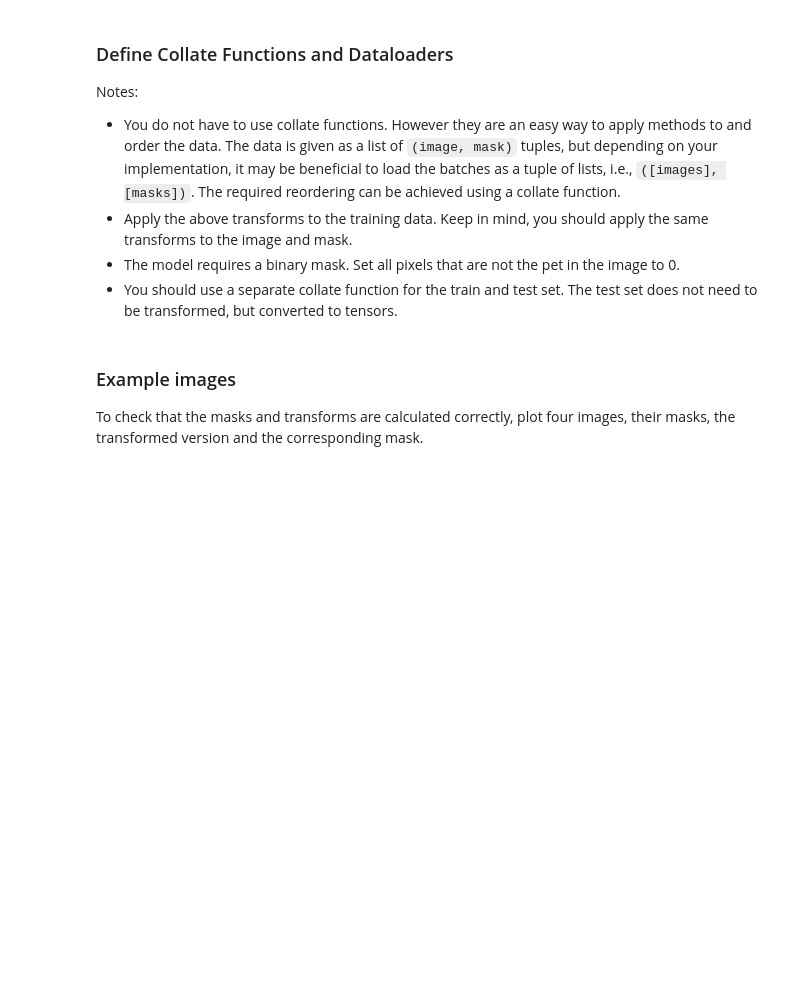
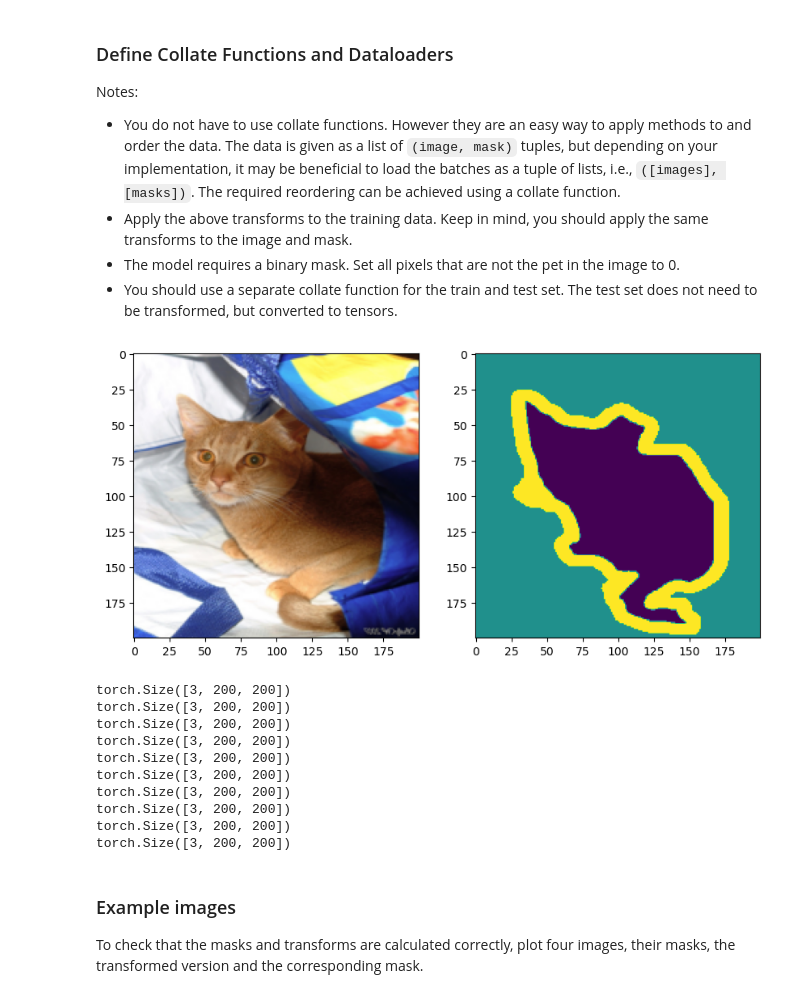
Before and after one commit to DevNerds2020/Deep-Learning-Foundations-Course, a Jupyter notebook: DL_Assignment_1_Task_1.ipynb, the cells around one changed output. Saved outputs shown, nothing was run; the diff lists cells and outputs as text; code cells hidden in the pictures; blank space fills up the shorter version.

```diff
--- a/DL_Assignment_1_Task_1.ipynb
+++ b/DL_Assignment_1_Task_1.ipynb
@@ -55,15 +55,15 @@ pets_path_test = os.path.join(colab_dir, "OxfordPets", "test")
 The dataset consists of `(image, mask)` tuples. The image is a standard RGB PIL image. The masks are a single-channel PIL image where each pixel is one of the three category label values (0, 1 or 2).
 PIL images can be transformed to Tensors using [torchvision.transforms.functional.pil_to_tensor](https://pytorch.org/vision/0.11/transforms.html#torchvision.transforms.functional.pil_to_tensor) or vice-versa with [torchvision.transforms.functional.to_pil_image](https://pytorch.org/vision/0.11/transforms.html#torchvision.transforms.functional.to_pil_image).
 # %%
-# Define the dataset and test dataset
+# # Define the dataset and test dataset
 dataset = torchvision.datasets.OxfordIIITPet(
-    root=pets_path_train,
+    root="./train_dataset",
     split="trainval",
     target_types="segmentation",
     download=True,
 )
 dataset_test = torchvision.datasets.OxfordIIITPet(
-    root=pets_path_test,
+    root="./test_dataset",
     split="test",
     target_types="segmentation",
     download=True,
@@ -93,3 +91,9 @@ data_transforms = transforms.Compose(
+# %%
+# Define image transforms
+image_transforms = transforms.Compose([
+    transforms.Resize((200, 200)),  # Resize both image and mask
+    transforms.ToTensor(),  # Convert image to tensor
+])
 # %% [markdown]
 ### Define Collate Functions and Dataloaders
 Notes:
@@ -100 +156,33 @@ Notes:
+# %%
+import matplotlib.pyplot as plt
+# Wrap datasets with transformations
+transformed_dataset = TransformedDataset(dataset, image_transforms)
+transformed_dataset_test = TransformedDataset(dataset_test, image_transforms)
+
+# Example usage
+image, target = transformed_dataset[0]
+plt.figure(figsize=(10, 10))
+plt.subplot(1, 2, 1)
+plt.imshow(image.permute(1, 2, 0))
+plt.subplot(1, 2, 2)
+plt.imshow(target.permute(1, 2, 0))
+plt.show()
+type(target)
+
+#check the shape of every image
+for i in range(0, 10):
+    image, target = transformed_dataset[i]
+    print(image.shape)
+# %% [output]
+[figure, added]
+torch.Size([3, 200, 200])
+torch.Size([3, 200, 200])
+torch.Size([3, 200, 200])
+torch.Size([3, 200, 200])
+torch.Size([3, 200, 200])
+torch.Size([3, 200, 200])
+torch.Size([3, 200, 200])
+torch.Size([3, 200, 200])
+torch.Size([3, 200, 200])
+torch.Size([3, 200, 200])
 # %%
```
Also changed, not shown: parts of 7 cells of this notebook, 1 other file.
